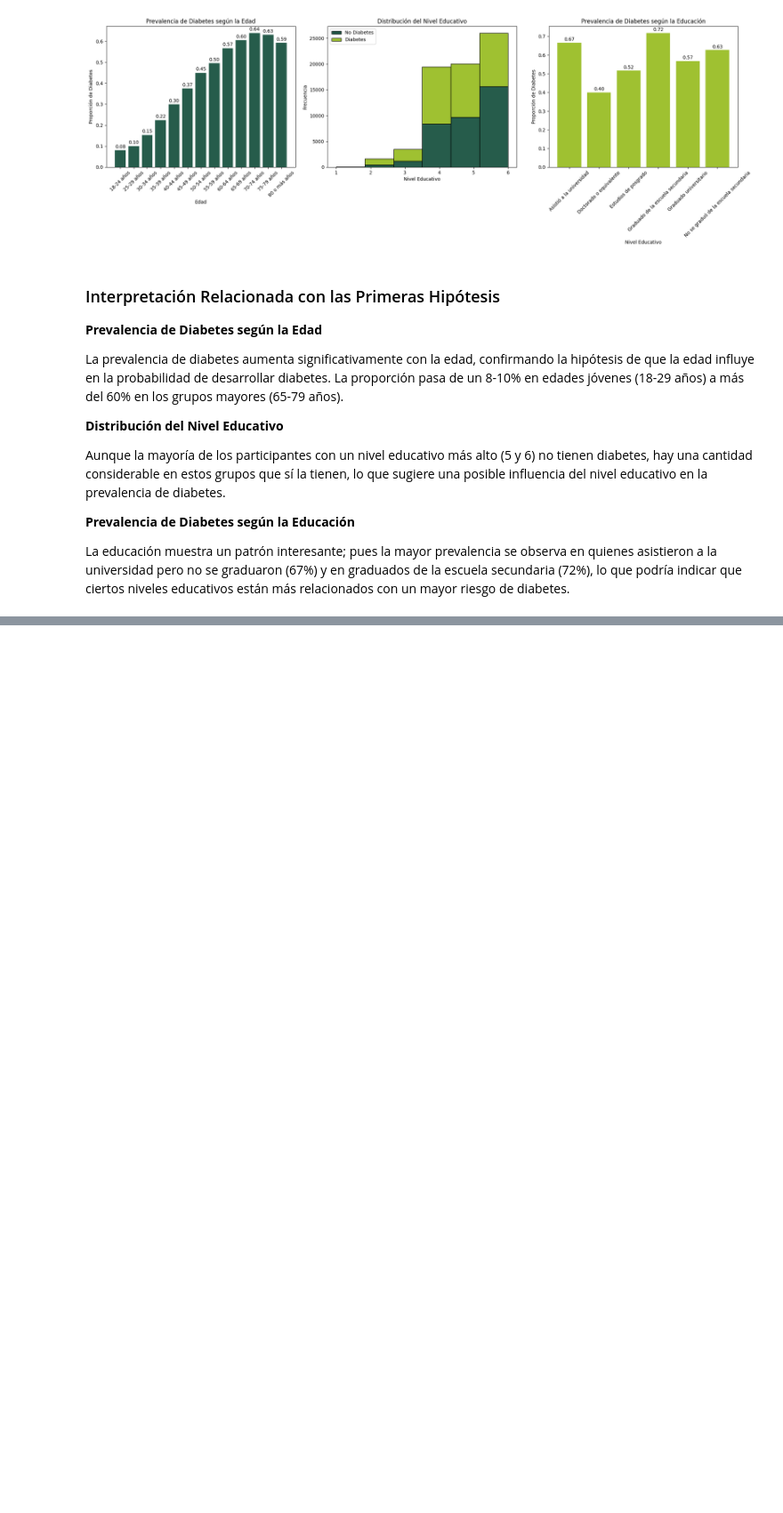
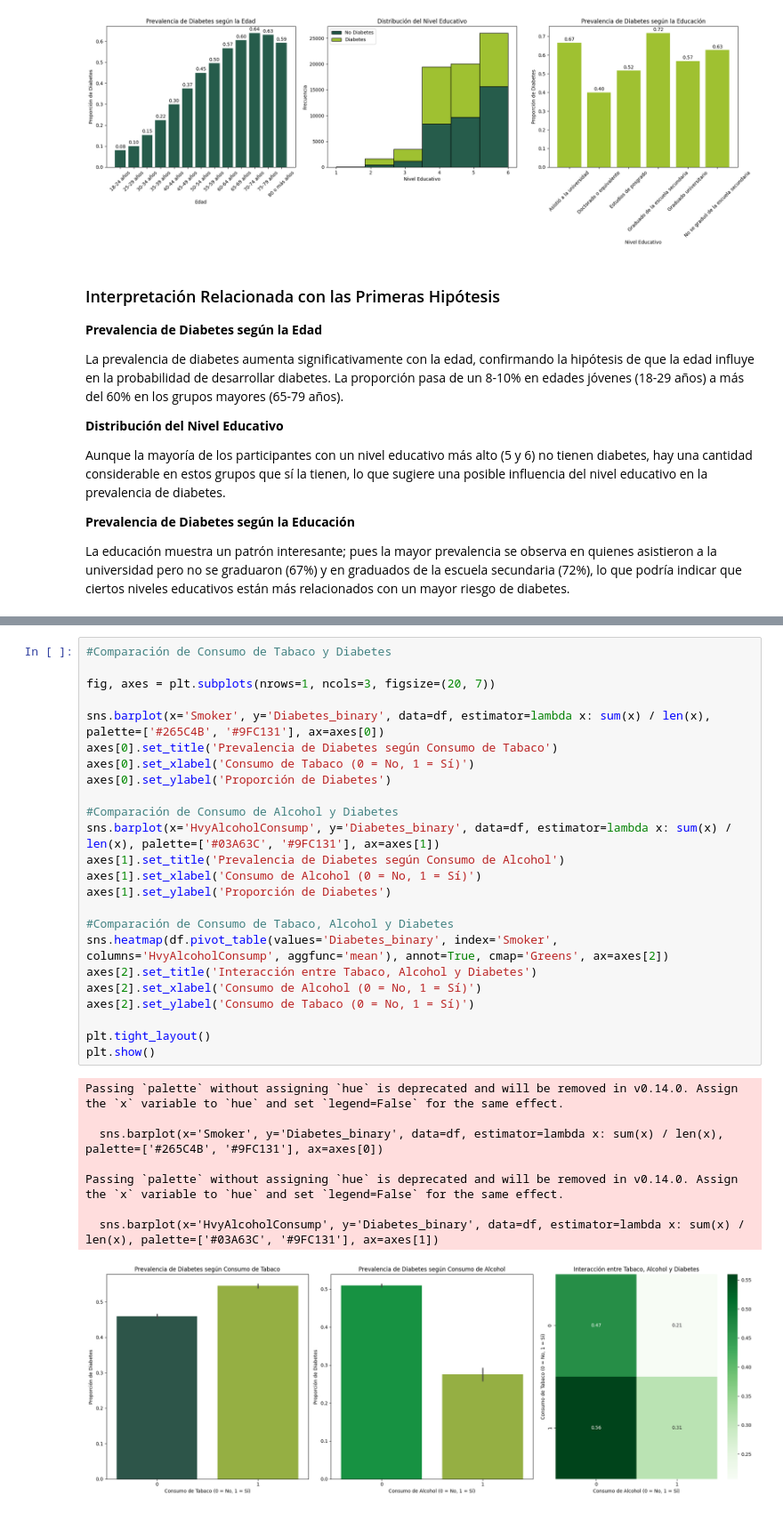
Before and after one commit to AdoCrz/ProyectoDS_ParteI_Cruz, a Jupyter notebook: ProyectoDS_ParteI_Cruz.ipynb, the cells around one changed output, grey strips where cells are left out. Shown at 89% size. Cells and saved outputs as stored; diff of their text form; blank space fills up the shorter version.

```diff
--- a/ProyectoDS_ParteI_Cruz.ipynb
+++ b/ProyectoDS_ParteI_Cruz.ipynb
@@ -367,0 +411,33 @@ La educación muestra un patrón interesante; pues la mayor prevalencia se obser
+# %%
+#Comparación de Consumo de Tabaco y Diabetes
+
+fig, axes = plt.subplots(nrows=1, ncols=3, figsize=(20, 7))
+
+sns.barplot(x='Smoker', y='Diabetes_binary', data=df, estimator=lambda x: sum(x) / len(x), palette=['#265C4B', '#9FC131'], ax=axes[0])
+axes[0].set_title('Prevalencia de Diabetes según Consumo de Tabaco')
+axes[0].set_xlabel('Consumo de Tabaco (0 = No, 1 = Sí)')
+axes[0].set_ylabel('Proporción de Diabetes')
+
+#Comparación de Consumo de Alcohol y Diabetes
+sns.barplot(x='HvyAlcoholConsump', y='Diabetes_binary', data=df, estimator=lambda x: sum(x) / len(x), palette=['#03A63C', '#9FC131'], ax=axes[1])
+axes[1].set_title('Prevalencia de Diabetes según Consumo de Alcohol')
+axes[1].set_xlabel('Consumo de Alcohol (0 = No, 1 = Sí)')
+axes[1].set_ylabel('Proporción de Diabetes')
+
+#Comparación de Consumo de Tabaco, Alcohol y Diabetes
+sns.heatmap(df.pivot_table(values='Diabetes_binary', index='Smoker', columns='HvyAlcoholConsump', aggfunc='mean'), annot=True, cmap='Greens', ax=axes[2])
+axes[2].set_title('Interacción entre Tabaco, Alcohol y Diabetes')
+axes[2].set_xlabel('Consumo de Alcohol (0 = No, 1 = Sí)')
+axes[2].set_ylabel('Consumo de Tabaco (0 = No, 1 = Sí)')
+
+plt.tight_layout()
+plt.show()
+# %% [output]
+Passing `palette` without assigning `hue` is deprecated and will be removed in v0.14.0. Assign the `x` variable to `hue` and set `legend=False` for the same effect.
+
+  sns.barplot(x='Smoker', y='Diabetes_binary', data=df, estimator=lambda x: sum(x) / len(x), palette=['#265C4B', '#9FC131'], ax=axes[0])
+
+Passing `palette` without assigning `hue` is deprecated and will be removed in v0.14.0. Assign the `x` variable to `hue` and set `legend=False` for the same effect.
+
+  sns.barplot(x='HvyAlcoholConsump', y='Diabetes_binary', data=df, estimator=lambda x: sum(x) / len(x), palette=['#03A63C', '#9FC131'], ax=axes[1])
+[figure, added]
```
Also changed, not shown: parts of 9 cells of this notebook.
